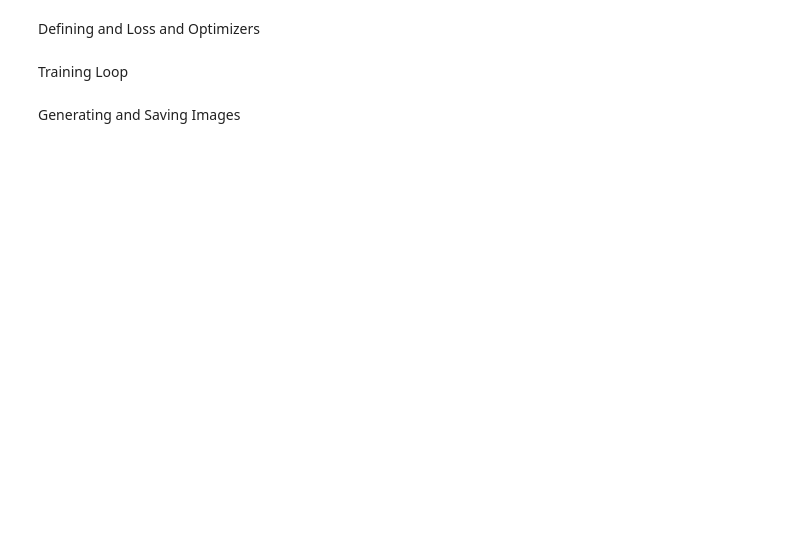
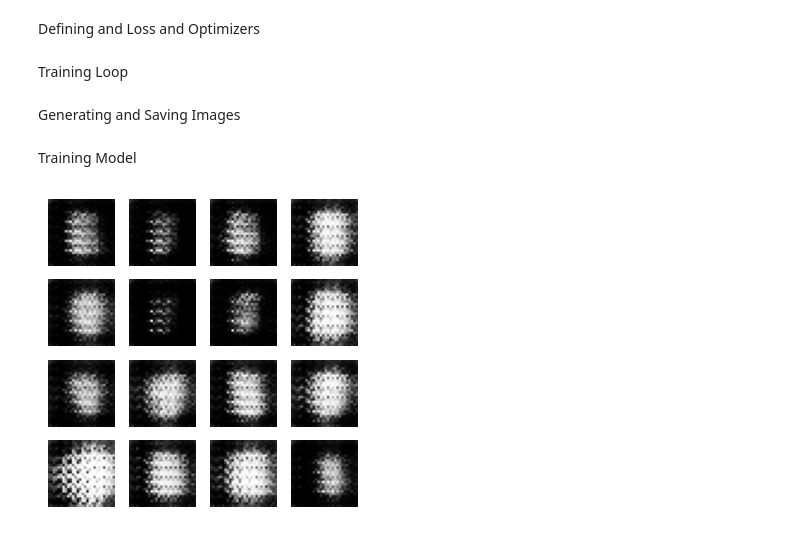
Before and after one commit to AyushPorwal247/Deep-Convolutional-GAN-on-MNIST, a Jupyter notebook: main.ipynb, the cells around one changed output. Saved outputs shown, nothing was run; the diff lists cells and outputs as text; code cells hidden in the pictures; blank space fills up the shorter version.

Commit message:
Trained the model

```diff
--- a/main.ipynb
+++ b/main.ipynb
@@ -176 +154,25 @@ def vis(model, epoch, input):
     plt.show()
+# %%
+import time
+from IPython import display
+def train(dataset, epochs):
+  for epoch in range(epochs):
+    start = time.time()
+
+    for image_batch in dataset:
+      train_step(image_batch)
+
+    display.clear_output(wait=True)
+    vis(gen_model, epoch + 1,seed)
+
+  if (epoch + 1) % 15 == 0:
+    print ('Time for epoch {} is {} sec'.format(epoch + 1, time.time()-start))
+
+  display.clear_output(wait=True)
+  vis(gen_model, epochs, seed)
+# %% [markdown]
+Training Model
+# %%
+train(x_train_dataset, EPOCHS)
+# %% [output]
+[figure, added]
```
Also changed, not shown: parts of 3 cells of this notebook.
